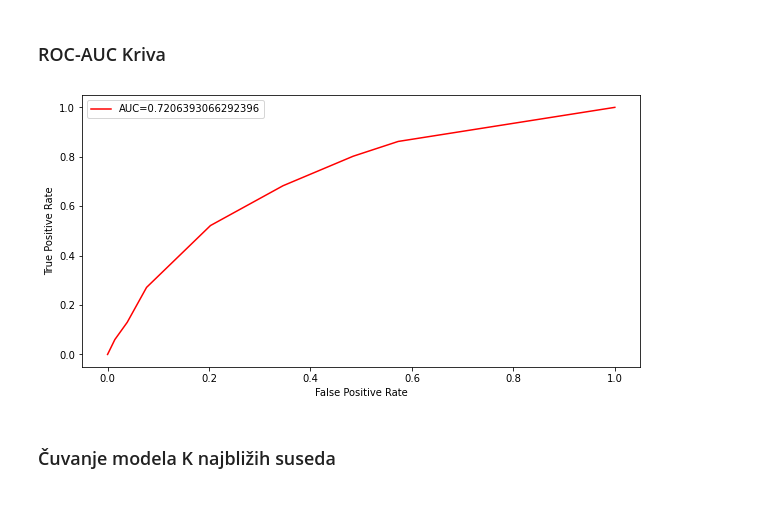
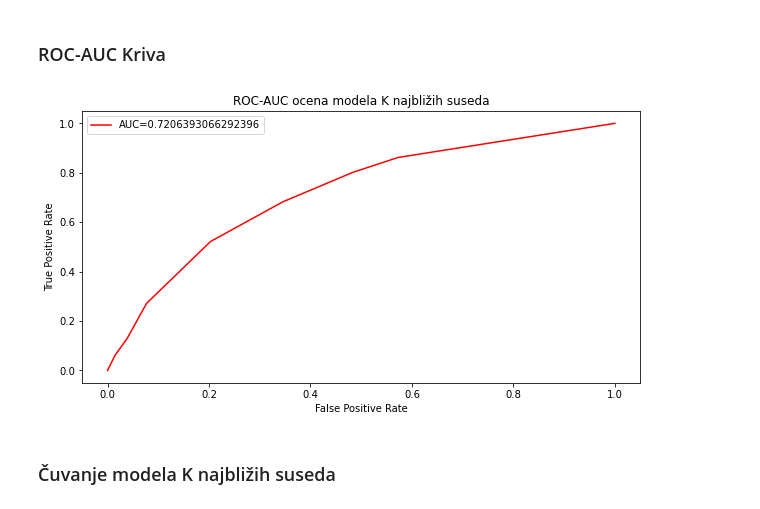
Before and after one commit to apekovic/ml-lymph-node-classification, a Jupyter notebook: 01_klasicni_pristup_klasifikaciji.ipynb, the cells around one changed output. Saved outputs shown, nothing was run; the diff lists cells and outputs as text; code cells hidden in the pictures.

```diff
--- a/01_klasicni_pristup_klasifikaciji.ipynb
+++ b/01_klasicni_pristup_klasifikaciji.ipynb
@@ -654,22 +676,23 @@ Tačnost na skupu za testiranje: 65.94%
 # %%
 y_pred_proba_knn = knn.predict_proba(X_test)[::,1]
 
 fpr_knn, tpr_knn, _ = roc_curve(y_test,  y_pred_proba_knn)
 auc_knn = roc_auc_score(y_test, y_pred_proba_knn)
 
 plt.figure(figsize = (10,5))
 
 plt.plot(fpr_knn,tpr_knn, color='red', label="AUC="+str(auc_knn))
 
+plt.title("ROC-AUC ocena modela K najbližih suseda")
 plt.ylabel('True Positive Rate')
 plt.xlabel('False Positive Rate')
 plt.legend()
 
 plt.savefig("assets/pictures/CM_2_KNN_ROC_AUC.jpg")
 
 plt.show()
 # %% [output]
-[figure, old version]
+[figure, new version]
 # %% [markdown]
 ### Čuvanje modela K najbližih suseda
 # %%
```
Also changed, not shown: parts of 113 cells of this notebook.
